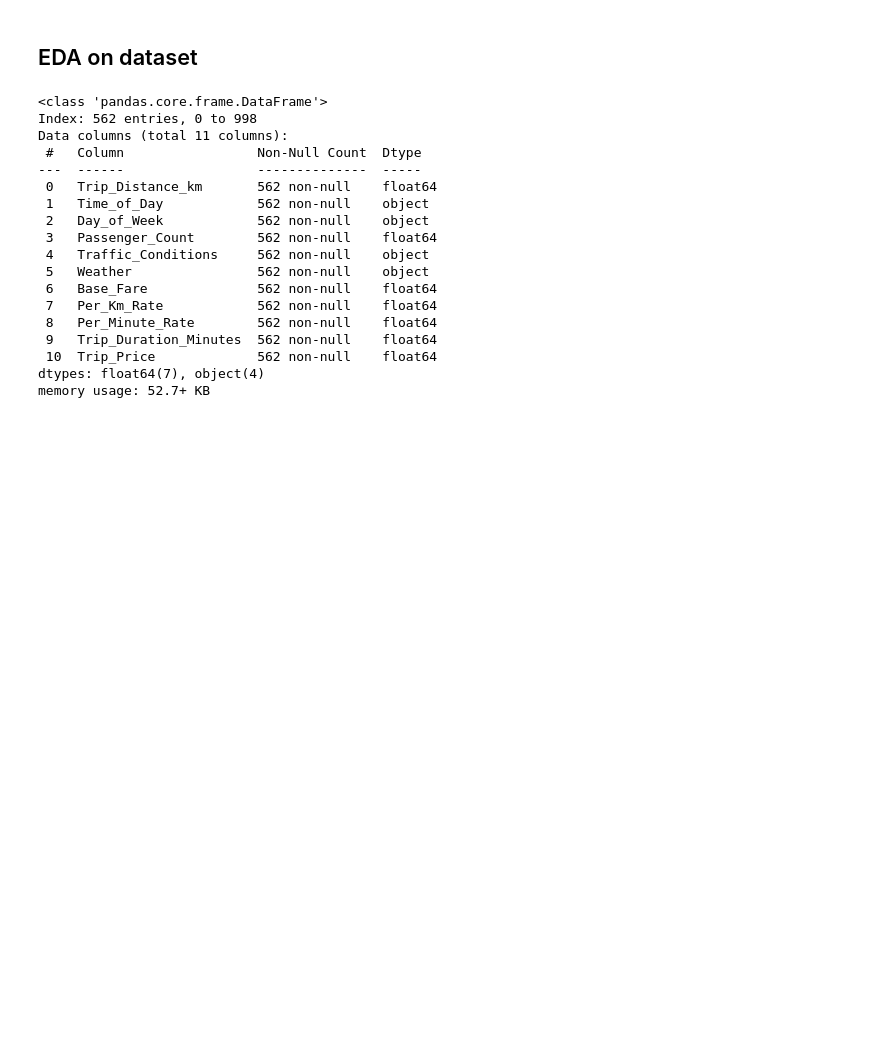
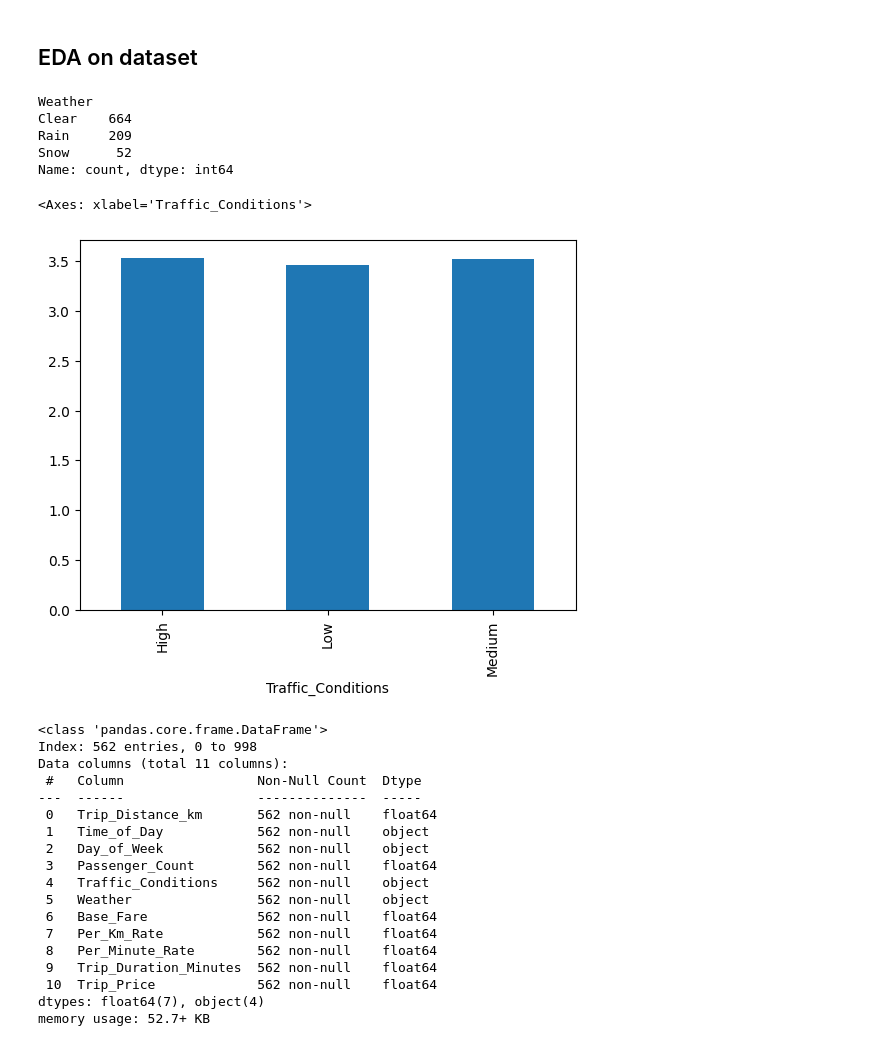
Before and after one commit to ponagr/taxi-prediction-fullstack-pontus, a Jupyter notebook: explorations/eda.ipynb, the cells around one changed output. Drawn from its saved outputs; the diff is of its cells as text; code cells hidden in the pictures; blank space fills up the shorter version.

Commit message:
more eda, and another model for predicting base fare, km rate and minute rate, based on categorical features

```diff
--- a/explorations/eda.ipynb
+++ b/explorations/eda.ipynb
@@ -14,5 +25,22 @@ df.head()
 # %% [markdown]
 ## EDA on dataset
+# %%
+df["Weather"].value_counts()
+# %% [output]
+Weather
+Clear    664
+Rain     209
+Snow      52
+Name: count, dtype: int64
+# %%
+import matplotlib.pyplot as plt
+import seaborn as sns
+
+# morning
+df.groupby("Traffic_Conditions")["Base_Fare"].mean().plot(kind="bar")
+# %% [output]
+<Axes: xlabel='Traffic_Conditions'>
+[figure, added]
 # %%
 # drops half the data, needs cleaning and filling of null
 df_no_nulls = df.dropna()
```
Also changed, not shown: parts of 2 cells of this notebook, 2 other files.
